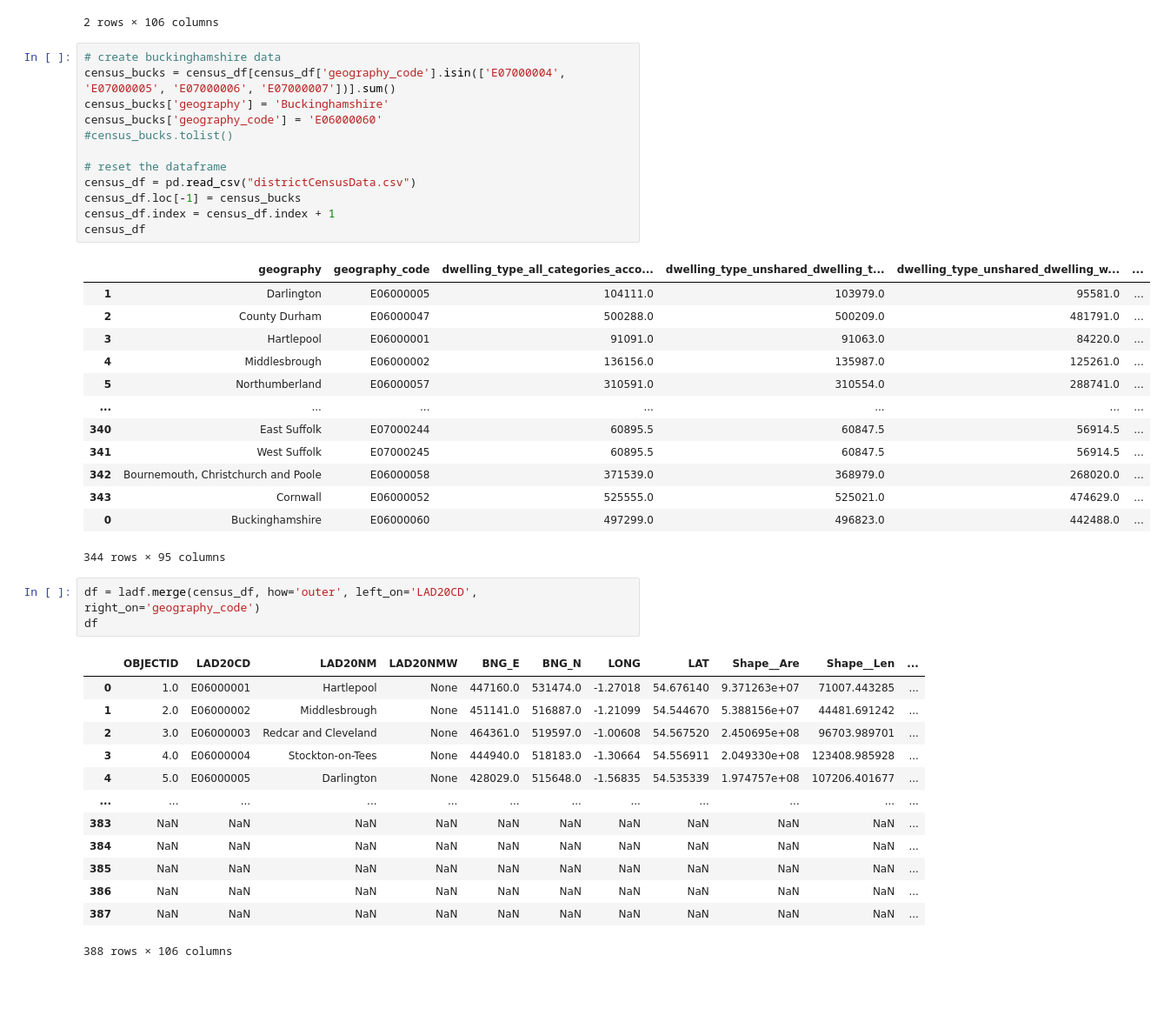
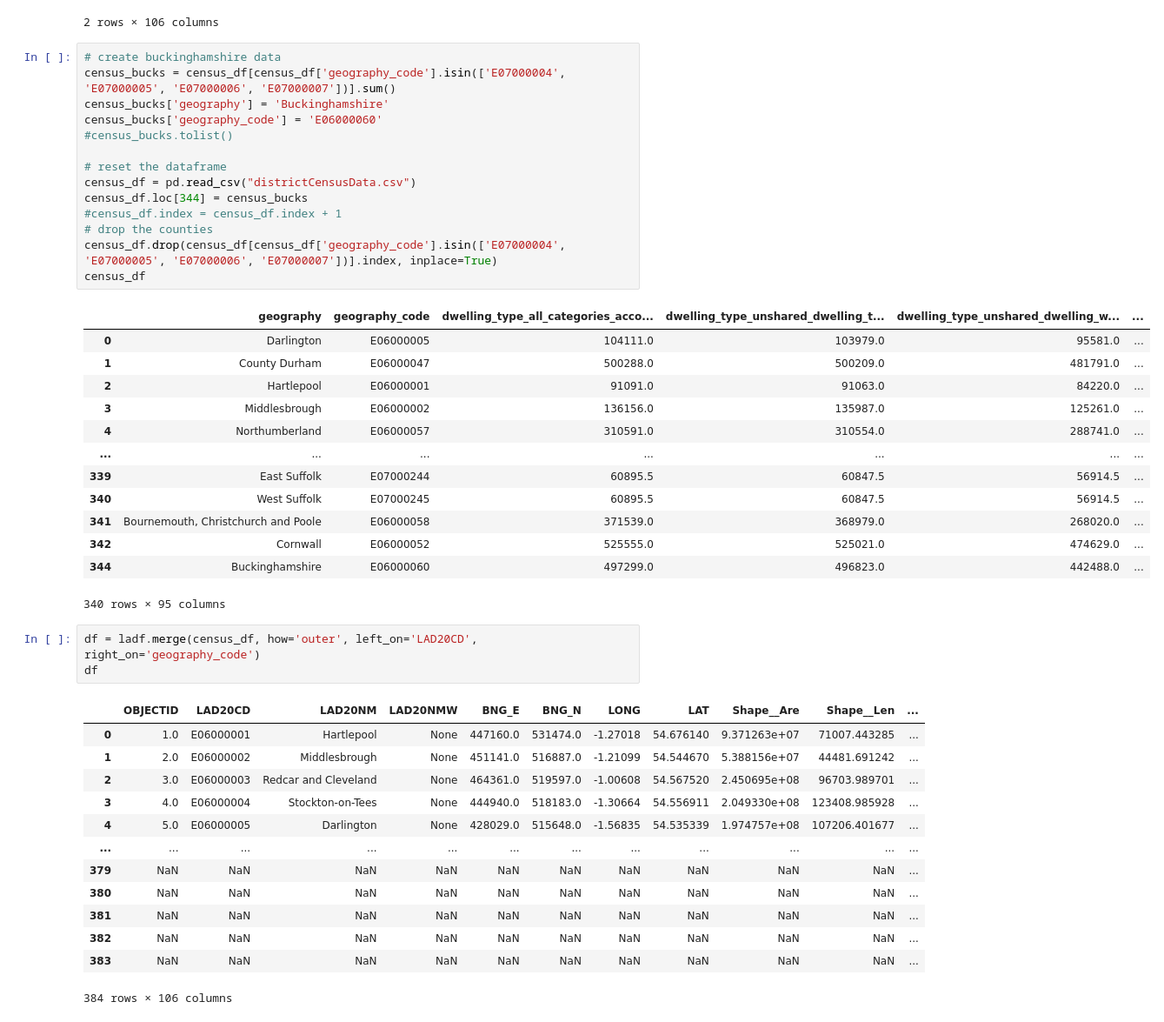
Before and after one commit to SL477/VA-Coursework, a Jupyter notebook: clustering.ipynb, the cells around one changed output. Shown at 87% size. Saved outputs shown, nothing was run; the diff lists cells and outputs as text; blank space fills up the shorter version.

```diff
--- a/clustering.ipynb
+++ b/clustering.ipynb
@@ -109,29 +109,31 @@ df[df['geography_code'].isnull() & ((df['LAD20CD'].str.startswith('E')) | (df['L
 # %%
 # create buckinghamshire data
 census_bucks = census_df[census_df['geography_code'].isin(['E07000004', 'E07000005', 'E07000006', 'E07000007'])].sum()
 census_bucks['geography'] = 'Buckinghamshire'
 census_bucks['geography_code'] = 'E06000060'
 #census_bucks.tolist()
 
 # reset the dataframe
 census_df = pd.read_csv("districtCensusData.csv")
-census_df.loc[-1] = census_bucks
-census_df.index = census_df.index + 1
+census_df.loc[344] = census_bucks
+#census_df.index = census_df.index + 1
+# drop the counties
+census_df.drop(census_df[census_df['geography_code'].isin(['E07000004', 'E07000005', 'E07000006', 'E07000007'])].index, inplace=True)
 census_df
 # %% [output]
 |  | geography | geography_code | dwelling_type_all_categories_acco... | dwelling_type_unshared_dwelling_t... | dwelling_type_unshared_dwelling_w... | ... |
-| 1 | Darlington | E06000005 | 104111.0 | 103979.0 | 95581.0 | ... |
-| 2 | County Durham | E06000047 | 500288.0 | 500209.0 | 481791.0 | ... |
-| 3 | Hartlepool | E06000001 | 91091.0 | 91063.0 | 84220.0 | ... |
-| 4 | Middlesbrough | E06000002 | 136156.0 | 135987.0 | 125261.0 | ... |
-| 5 | Northumberland | E06000057 | 310591.0 | 310554.0 | 288741.0 | ... |
+| 0 | Darlington | E06000005 | 104111.0 | 103979.0 | 95581.0 | ... |
+| 1 | County Durham | E06000047 | 500288.0 | 500209.0 | 481791.0 | ... |
+| 2 | Hartlepool | E06000001 | 91091.0 | 91063.0 | 84220.0 | ... |
+| 3 | Middlesbrough | E06000002 | 136156.0 | 135987.0 | 125261.0 | ... |
+| 4 | Northumberland | E06000057 | 310591.0 | 310554.0 | 288741.0 | ... |
 | ... | ... | ... | ... | ... | ... | ... |
-| 340 | East Suffolk | E07000244 | 60895.5 | 60847.5 | 56914.5 | ... |
-| 341 | West Suffolk | E07000245 | 60895.5 | 60847.5 | 56914.5 | ... |
-| 342 | Bournemouth, Christchurch and Poole | E06000058 | 371539.0 | 368979.0 | 268020.0 | ... |
-| 343 | Cornwall | E06000052 | 525555.0 | 525021.0 | 474629.0 | ... |
-| 0 | Buckinghamshire | E06000060 | 497299.0 | 496823.0 | 442488.0 | ... |
+| 339 | East Suffolk | E07000244 | 60895.5 | 60847.5 | 56914.5 | ... |
+| 340 | West Suffolk | E07000245 | 60895.5 | 60847.5 | 56914.5 | ... |
+| 341 | Bournemouth, Christchurch and Poole | E06000058 | 371539.0 | 368979.0 | 268020.0 | ... |
+| 342 | Cornwall | E06000052 | 525555.0 | 525021.0 | 474629.0 | ... |
+| 344 | Buckinghamshire | E06000060 | 497299.0 | 496823.0 | 442488.0 | ... |
-344 rows × 95 columns
+340 rows × 95 columns
 # %%
 df = ladf.merge(census_df, how='outer', left_on='LAD20CD', right_on='geography_code')
 df
@@ -143,9 +145,9 @@ df
 | 3 | 4.0 | E06000004 | Stockton-on-Tees | None | 444940.0 | 518183.0 | -1.30664 | 54.556911 | 2.049330e+08 | 123408.985928 | ... |
 | 4 | 5.0 | E06000005 | Darlington | None | 428029.0 | 515648.0 | -1.56835 | 54.535339 | 1.974757e+08 | 107206.401677 | ... |
 | ... | ... | ... | ... | ... | ... | ... | ... | ... | ... | ... | ... |
+| 379 | NaN | NaN | NaN | NaN | NaN | NaN | NaN | NaN | NaN | NaN | ... |
+| 380 | NaN | NaN | NaN | NaN | NaN | NaN | NaN | NaN | NaN | NaN | ... |
+| 381 | NaN | NaN | NaN | NaN | NaN | NaN | NaN | NaN | NaN | NaN | ... |
+| 382 | NaN | NaN | NaN | NaN | NaN | NaN | NaN | NaN | NaN | NaN | ... |
 | 383 | NaN | NaN | NaN | NaN | NaN | NaN | NaN | NaN | NaN | NaN | ... |
-| 384 | NaN | NaN | NaN | NaN | NaN | NaN | NaN | NaN | NaN | NaN | ... |
-| 385 | NaN | NaN | NaN | NaN | NaN | NaN | NaN | NaN | NaN | NaN | ... |
-| 386 | NaN | NaN | NaN | NaN | NaN | NaN | NaN | NaN | NaN | NaN | ... |
-| 387 | NaN | NaN | NaN | NaN | NaN | NaN | NaN | NaN | NaN | NaN | ... |
-388 rows × 106 columns
+384 rows × 106 columns
```
Also changed, not shown: parts of 3 cells of this notebook.
